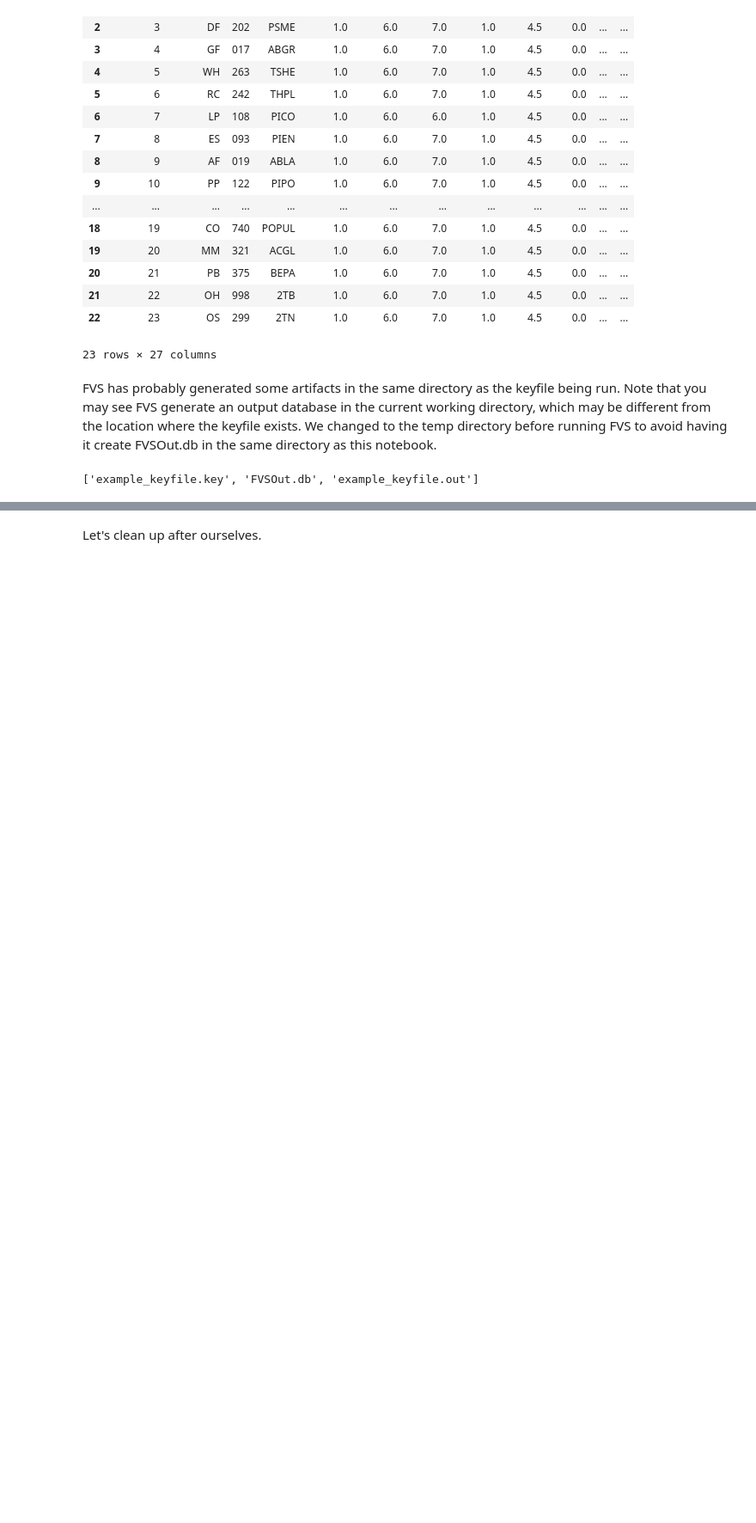
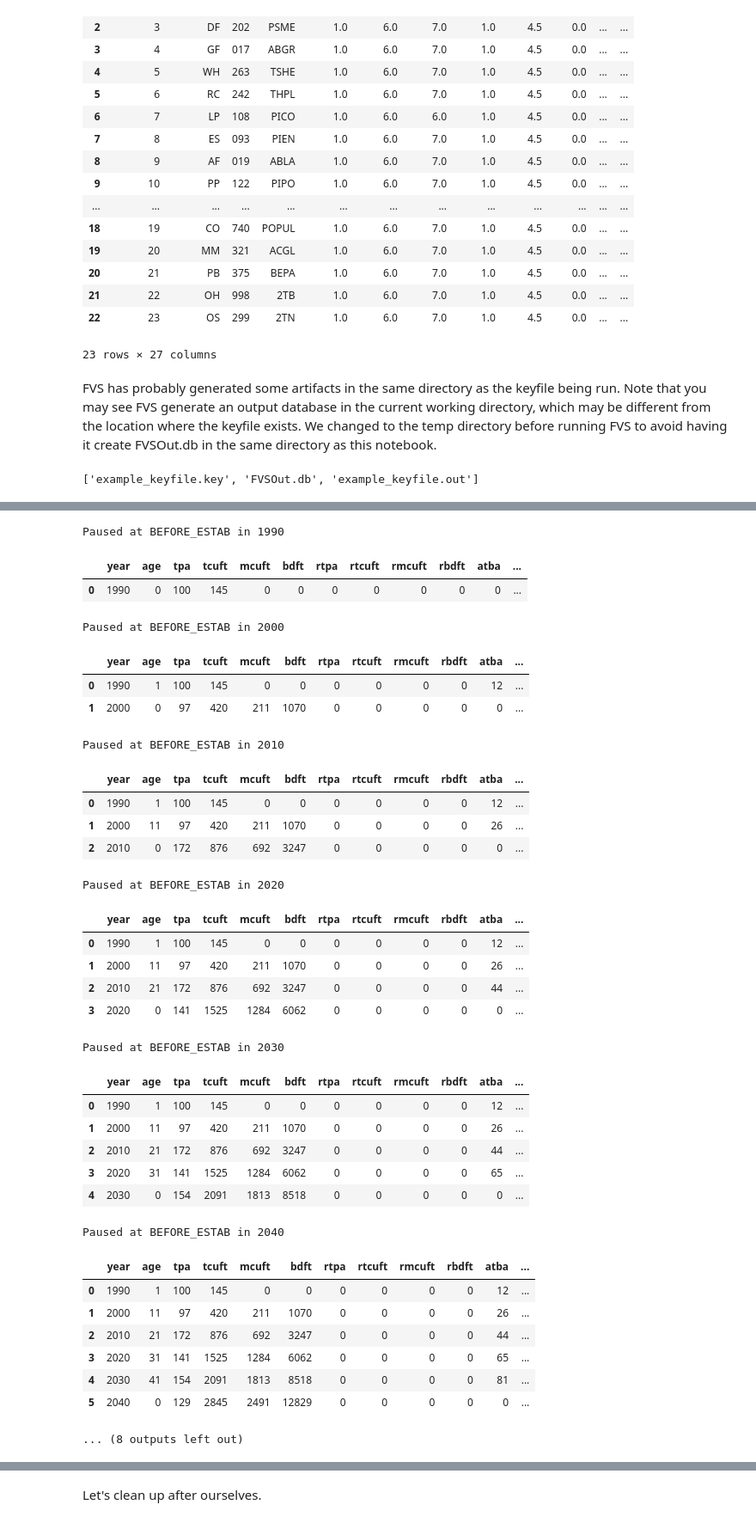
Before and after one commit to Vibrant-Planet-Open-Science/fvs2py, a Jupyter notebook: examples/Basic fvs2py Demonstration.ipynb, the cells around one changed output, grey strips where cells are left out. Shown at 86% size. Saved outputs shown, nothing was run; the diff lists cells and outputs as text; code cells hidden in the pictures; blank space fills up the shorter version.

Commit message:
docs: reworks the demo notebook with a steering example and corrects stop_point_year docs (#79)

```diff
--- a/examples/Basic fvs2py Demonstration.ipynb
+++ b/examples/Basic fvs2py Demonstration.ipynb
@@ -262,13 +206,3 @@ You can inspect the outputs mid-simulaton by calling `run` and providing values
 Be conscious of the fact that `fvs.summary` and all other attributes of an FVS instance get mutated in-place over the course of the simulation by FVS.
 
 You may also notice that "age" and "after treatment" columns (e.g., `atba` and `attopht` in the example below) are not finalized until the end of a cycle, and thus may not be accurate when you first are able to view them in the `fvs.summary` attribute during a simulation. There is not currently a way to stop FVS at the point in a cycle after treatments have been simulated but before the next cycle begins.
-# %%
-fvs.load_keyfile(keyfile_to_load)
-i = 1
-while fvs.itrncd < 2:  # run until the simulation is done
-    fvs.run(
-        stop_point_code=6, stop_point_year=-1
-    )  # stop at beginning of each each cycle before treatments
-    print(f"Run called {i} time(s): ({fvs.itrncd=}; {fvs.restart_code=})")
-    display(fvs.summary)
-    i += 1
@@ -309,0 +209,44 @@ Run called 6 time(s): (fvs.itrncd=0; fvs.restart_code=6)
+# %%
+fvs.load_keyfile(keyfile_to_load)
+while True:
+    fvs.run(stop_point_code=FvsStopPointCode.BEFORE_ESTAB)
+    if fvs.itrncd != FvsItrnCode.GOOD_RUNNING_STATE:
+        break  # finished, or FVS hit an error
+    year = int(fvs.get_evmon_attr("year"))
+    print(f"Paused at {fvs.restart_code.name} in {year}")
+    display(fvs.summary)
+# %% [output]
+Paused at BEFORE_ESTAB in 1990
+|  | year | age | tpa | tcuft | mcuft | bdft | rtpa | rtcuft | rmcuft | rbdft | atba | ... |
+| 0 | 1990 | 0 | 100 | 145 | 0 | 0 | 0 | 0 | 0 | 0 | 0 | ... |
+Paused at BEFORE_ESTAB in 2000
+|  | year | age | tpa | tcuft | mcuft | bdft | rtpa | rtcuft | rmcuft | rbdft | atba | ... |
+| 0 | 1990 | 1 | 100 | 145 | 0 | 0 | 0 | 0 | 0 | 0 | 12 | ... |
+| 1 | 2000 | 0 | 97 | 420 | 211 | 1070 | 0 | 0 | 0 | 0 | 0 | ... |
+Paused at BEFORE_ESTAB in 2010
+|  | year | age | tpa | tcuft | mcuft | bdft | rtpa | rtcuft | rmcuft | rbdft | atba | ... |
+| 0 | 1990 | 1 | 100 | 145 | 0 | 0 | 0 | 0 | 0 | 0 | 12 | ... |
+| 1 | 2000 | 11 | 97 | 420 | 211 | 1070 | 0 | 0 | 0 | 0 | 26 | ... |
+| 2 | 2010 | 0 | 172 | 876 | 692 | 3247 | 0 | 0 | 0 | 0 | 0 | ... |
+Paused at BEFORE_ESTAB in 2020
+|  | year | age | tpa | tcuft | mcuft | bdft | rtpa | rtcuft | rmcuft | rbdft | atba | ... |
+| 0 | 1990 | 1 | 100 | 145 | 0 | 0 | 0 | 0 | 0 | 0 | 12 | ... |
+| 1 | 2000 | 11 | 97 | 420 | 211 | 1070 | 0 | 0 | 0 | 0 | 26 | ... |
+| 2 | 2010 | 21 | 172 | 876 | 692 | 3247 | 0 | 0 | 0 | 0 | 44 | ... |
+| 3 | 2020 | 0 | 141 | 1525 | 1284 | 6062 | 0 | 0 | 0 | 0 | 0 | ... |
+Paused at BEFORE_ESTAB in 2030
+|  | year | age | tpa | tcuft | mcuft | bdft | rtpa | rtcuft | rmcuft | rbdft | atba | ... |
+| 0 | 1990 | 1 | 100 | 145 | 0 | 0 | 0 | 0 | 0 | 0 | 12 | ... |
+| 1 | 2000 | 11 | 97 | 420 | 211 | 1070 | 0 | 0 | 0 | 0 | 26 | ... |
+| 2 | 2010 | 21 | 172 | 876 | 692 | 3247 | 0 | 0 | 0 | 0 | 44 | ... |
+| 3 | 2020 | 31 | 141 | 1525 | 1284 | 6062 | 0 | 0 | 0 | 0 | 65 | ... |
+| 4 | 2030 | 0 | 154 | 2091 | 1813 | 8518 | 0 | 0 | 0 | 0 | 0 | ... |
+Paused at BEFORE_ESTAB in 2040
+|  | year | age | tpa | tcuft | mcuft | bdft | rtpa | rtcuft | rmcuft | rbdft | atba | ... |
+| 0 | 1990 | 1 | 100 | 145 | 0 | 0 | 0 | 0 | 0 | 0 | 12 | ... |
+| 1 | 2000 | 11 | 97 | 420 | 211 | 1070 | 0 | 0 | 0 | 0 | 26 | ... |
+| 2 | 2010 | 21 | 172 | 876 | 692 | 3247 | 0 | 0 | 0 | 0 | 44 | ... |
+| 3 | 2020 | 31 | 141 | 1525 | 1284 | 6062 | 0 | 0 | 0 | 0 | 65 | ... |
+| 4 | 2030 | 41 | 154 | 2091 | 1813 | 8518 | 0 | 0 | 0 | 0 | 81 | ... |
+| 5 | 2040 | 0 | 129 | 2845 | 2491 | 12829 | 0 | 0 | 0 | 0 | 0 | ... |
+... (8 outputs left out)
```
Also changed, not shown: parts of 17 cells of this notebook, 1 other file.
